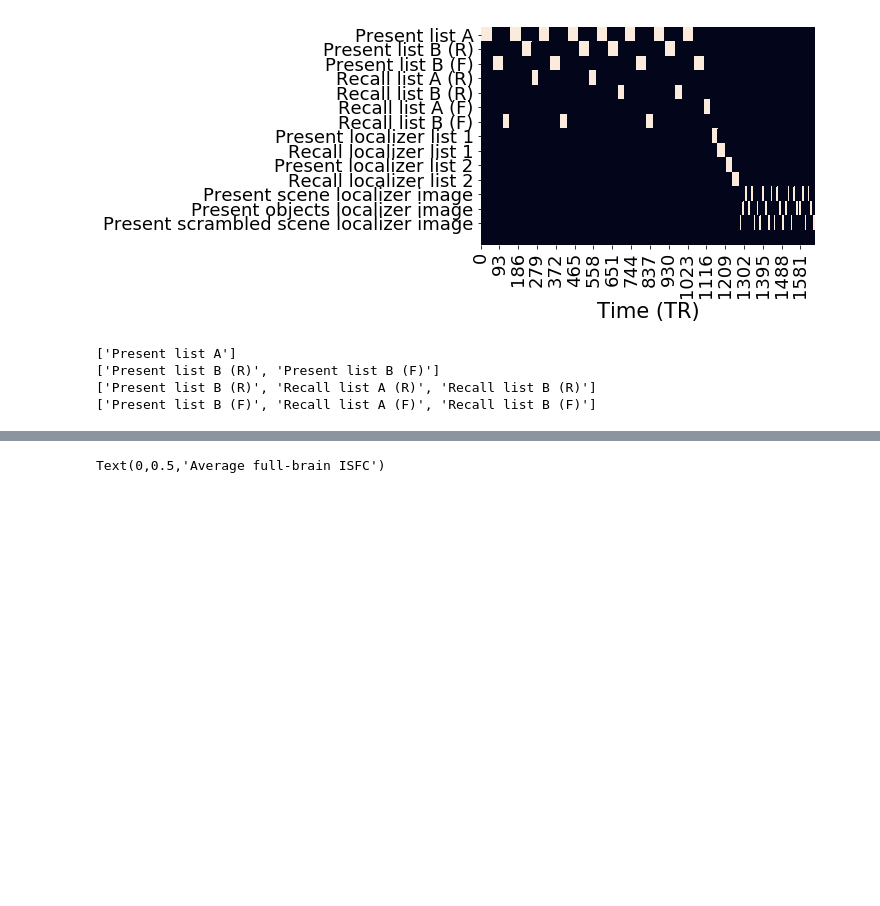
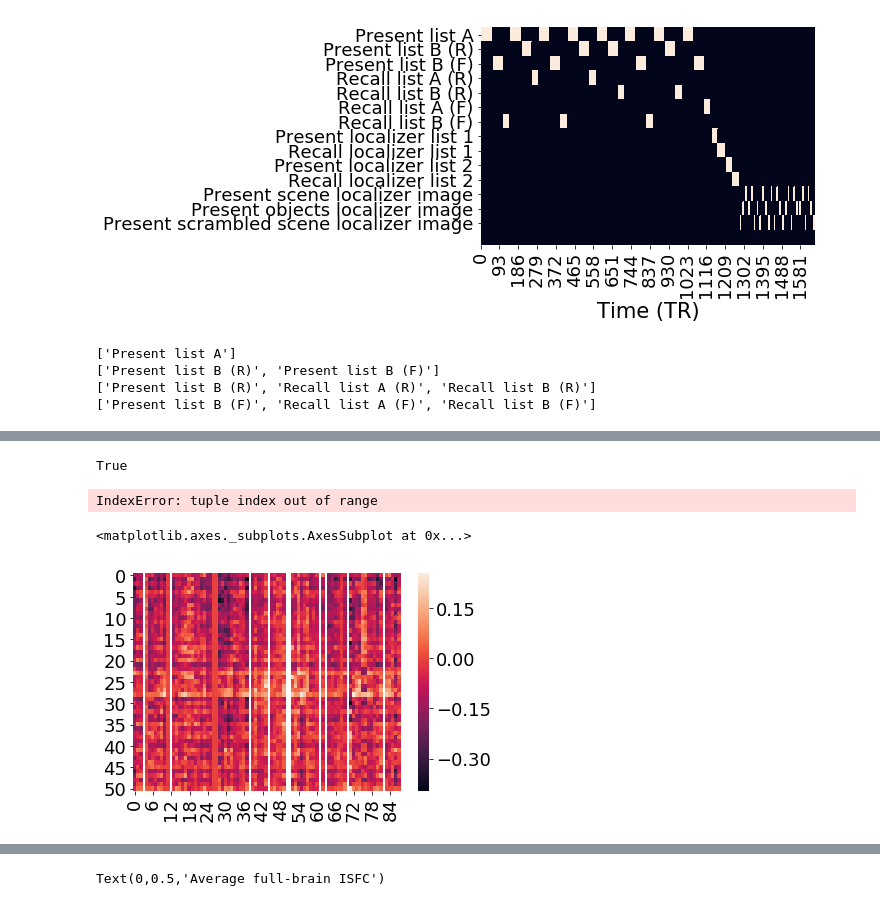
Before and after one commit to ContextLab/directed-forgetting-network-dynamics, a Jupyter notebook: code/network_analyses.ipynb, the cells around one changed output, grey strips where cells are left out. Cells and saved outputs as stored; diff of their text form; code cells hidden in the pictures; blank space fills up the shorter version.

```diff
--- a/code/network_analyses.ipynb
+++ b/code/network_analyses.ipynb
@@ -209,0 +224,15 @@ r_f_nets3 = get_network_dynamics(data, [1, 2], weights_function=tc.gaussian_weig
+# %%
+np.allclose(np.nansum(np.stack((b2[1][3], -b1[1][3]), axis=2), axis=2), 0)
+# %% [output]
+True
+# %%
+b1_means = list(map(lambda x: np.mean(x, axis=2), b1[0]))
+b2_means = list(map(lambda x: np.mean(x, axis=2), b2[0]))
+b3_means = list(map(lambda x: np.mean(x, axis=2), b3[0]))
+# %% [output]
+IndexError: tuple index out of range
+# %%
+sns.heatmap(a1_means[0])
+# %% [output]
+<matplotlib.axes._subplots.AxesSubplot at 0x...>
+[figure, added]
```
Also changed, not shown: parts of 5 cells of this notebook.
